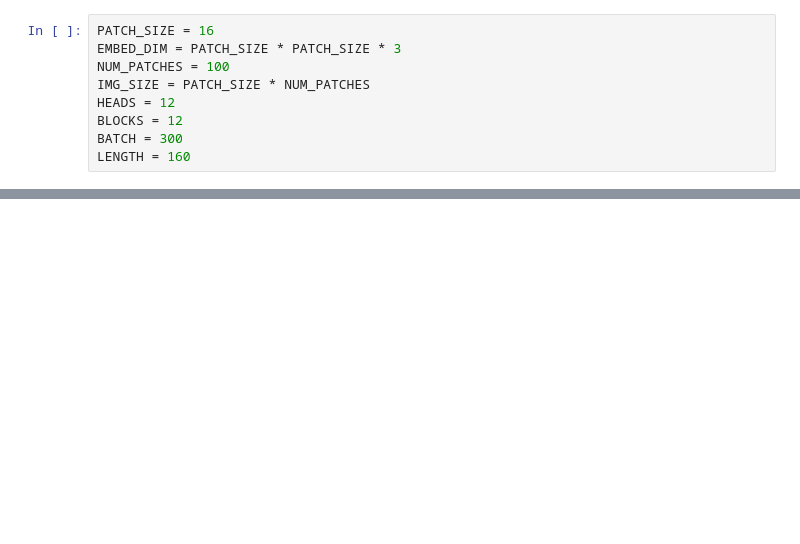
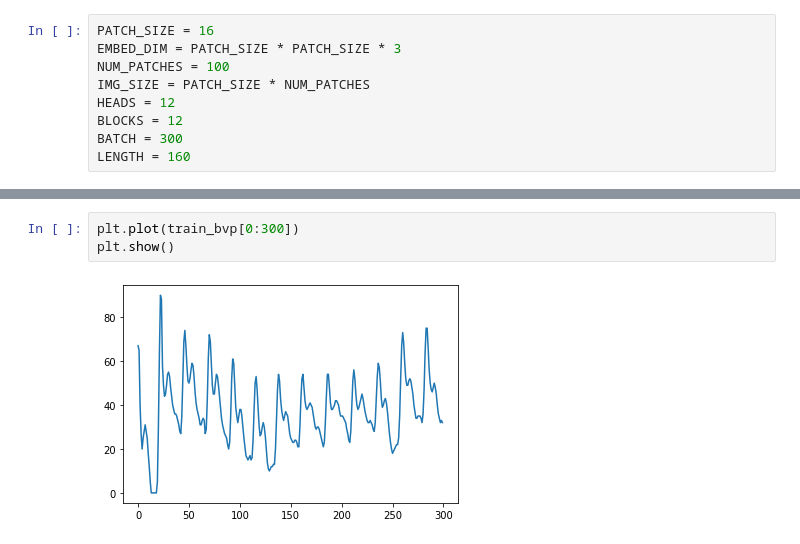
Before and after one commit to drugo106/VHR, a Jupyter notebook: Weaver.ipynb, the cells around one changed output, grey strips where cells are left out. Saved outputs shown, nothing was run; the diff lists cells and outputs as text; blank space fills up the shorter version.

```diff
--- a/Weaver.ipynb
+++ b/Weaver.ipynb
@@ -113,2 +120,7 @@ def write_webs(video_idx,webs,train_bvp):
+# %%
+plt.plot(train_bvp[0:300])
+plt.show()
+# %% [output]
+[figure, added]
 # %%
 print("total ", len(allvideo))
```
Also changed, not shown: parts of 9 cells of this notebook, 4 other files.
